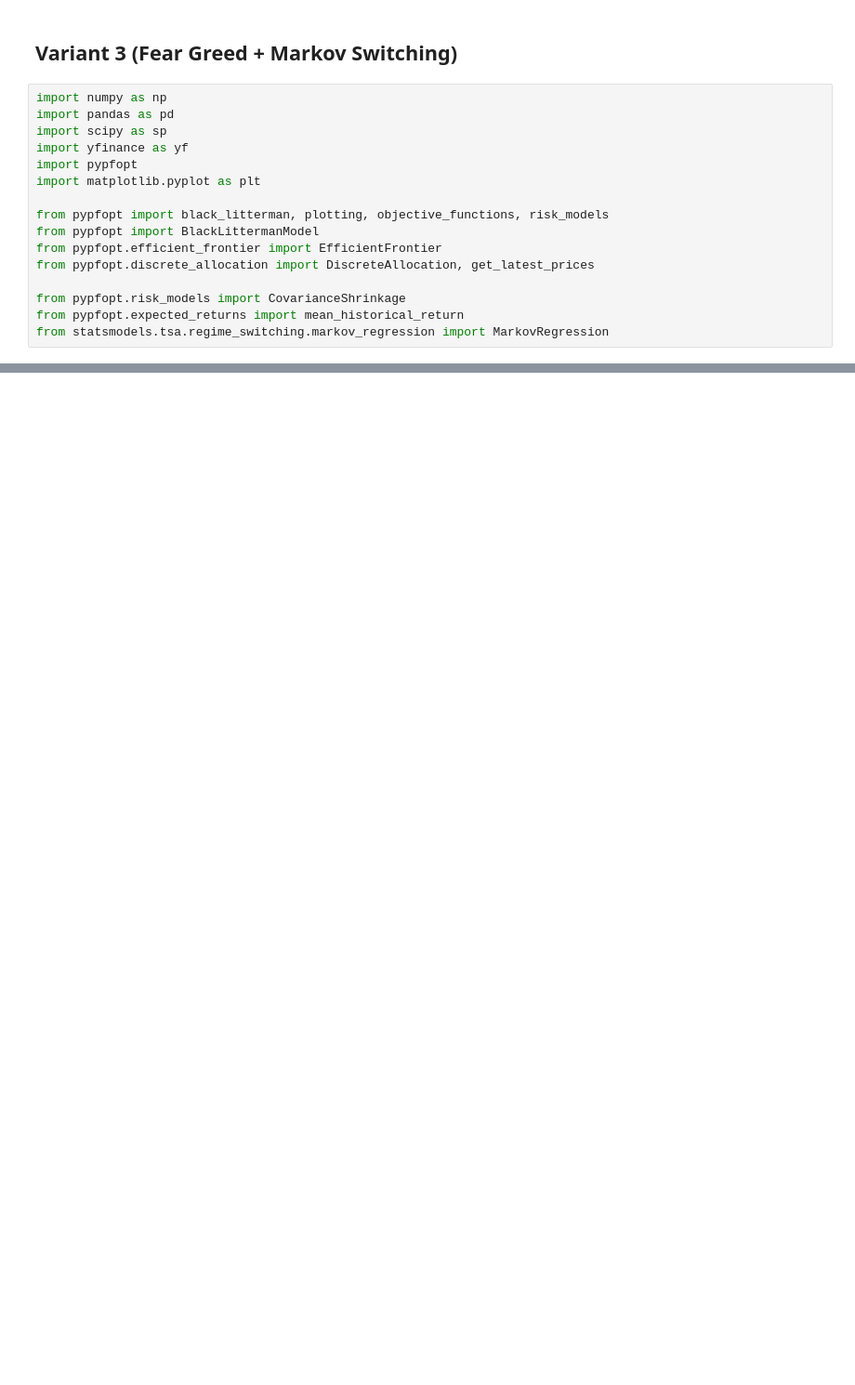
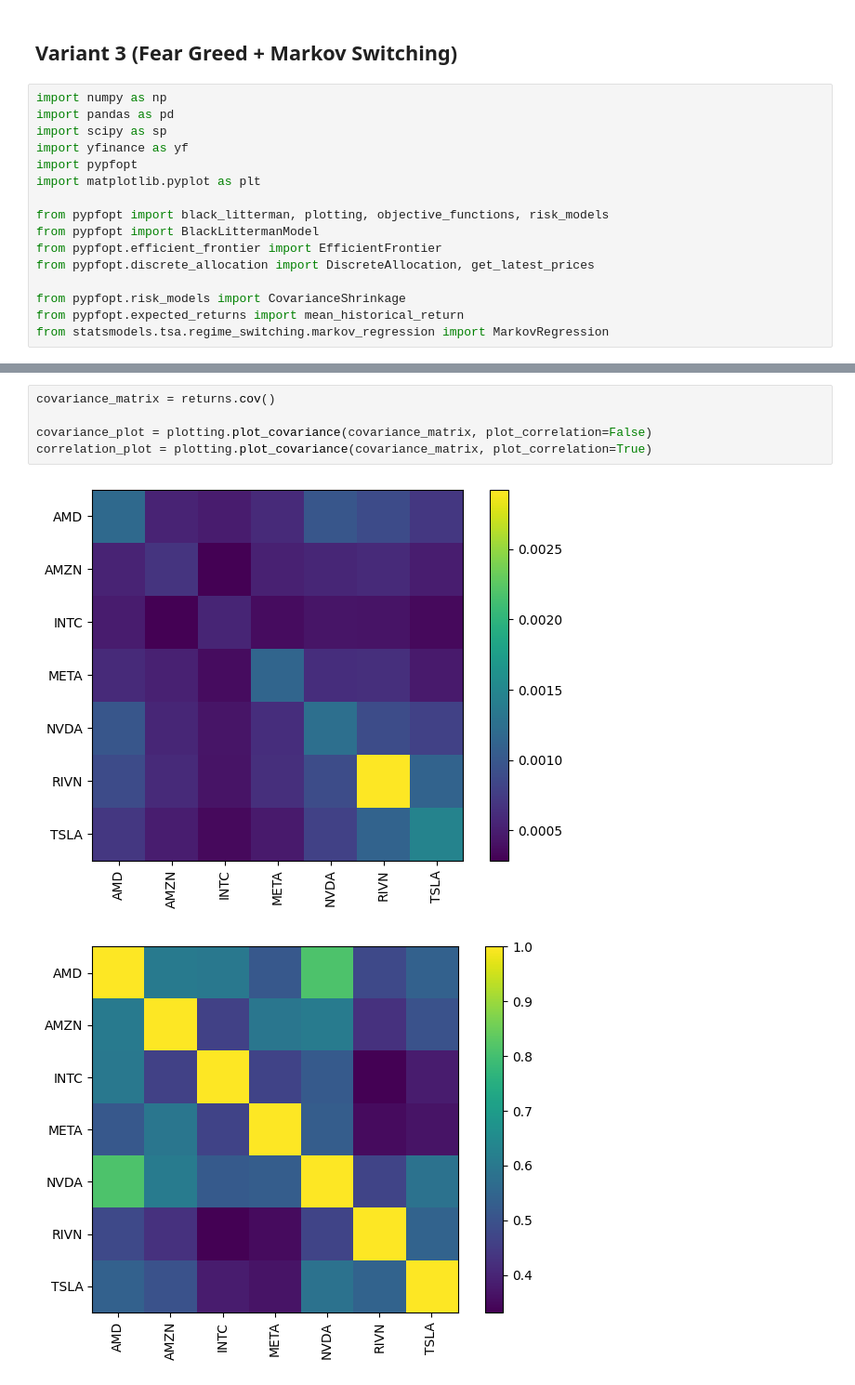
Before and after one commit to chantalmaskell/Black_Litterman_Portfolio_Optimisation, a Jupyter notebook: In_Progress/fear_greed_markov_switching_BL.ipynb, the cells around one changed output, grey strips where cells are left out. Shown: that part at 93% size. Cells and saved outputs as stored; diff of their text form; blank space fills up the shorter version.

```diff
--- a/In_Progress/fear_greed_markov_switching_BL.ipynb
+++ b/In_Progress/fear_greed_markov_switching_BL.ipynb
@@ -104,0 +555,8 @@ ValueError: Must have univariate endogenous data.
+# %%
+covariance_matrix = returns.cov()
+
+covariance_plot = plotting.plot_covariance(covariance_matrix, plot_correlation=False)
+correlation_plot = plotting.plot_covariance(covariance_matrix, plot_correlation=True)
+# %% [output]
+[figure, added]
+[figure, added]
```
Also changed, not shown: parts of 50 cells of this notebook.
